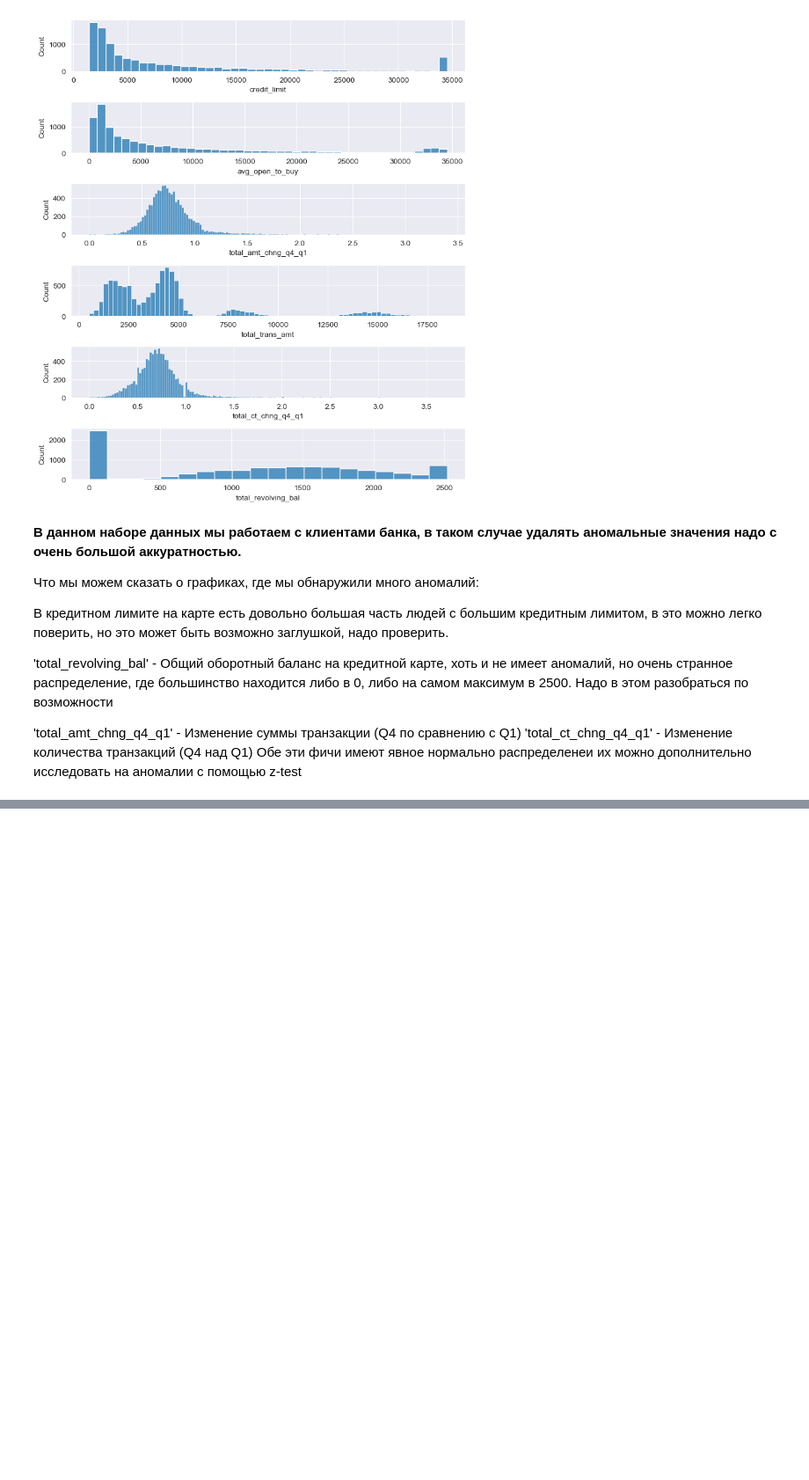
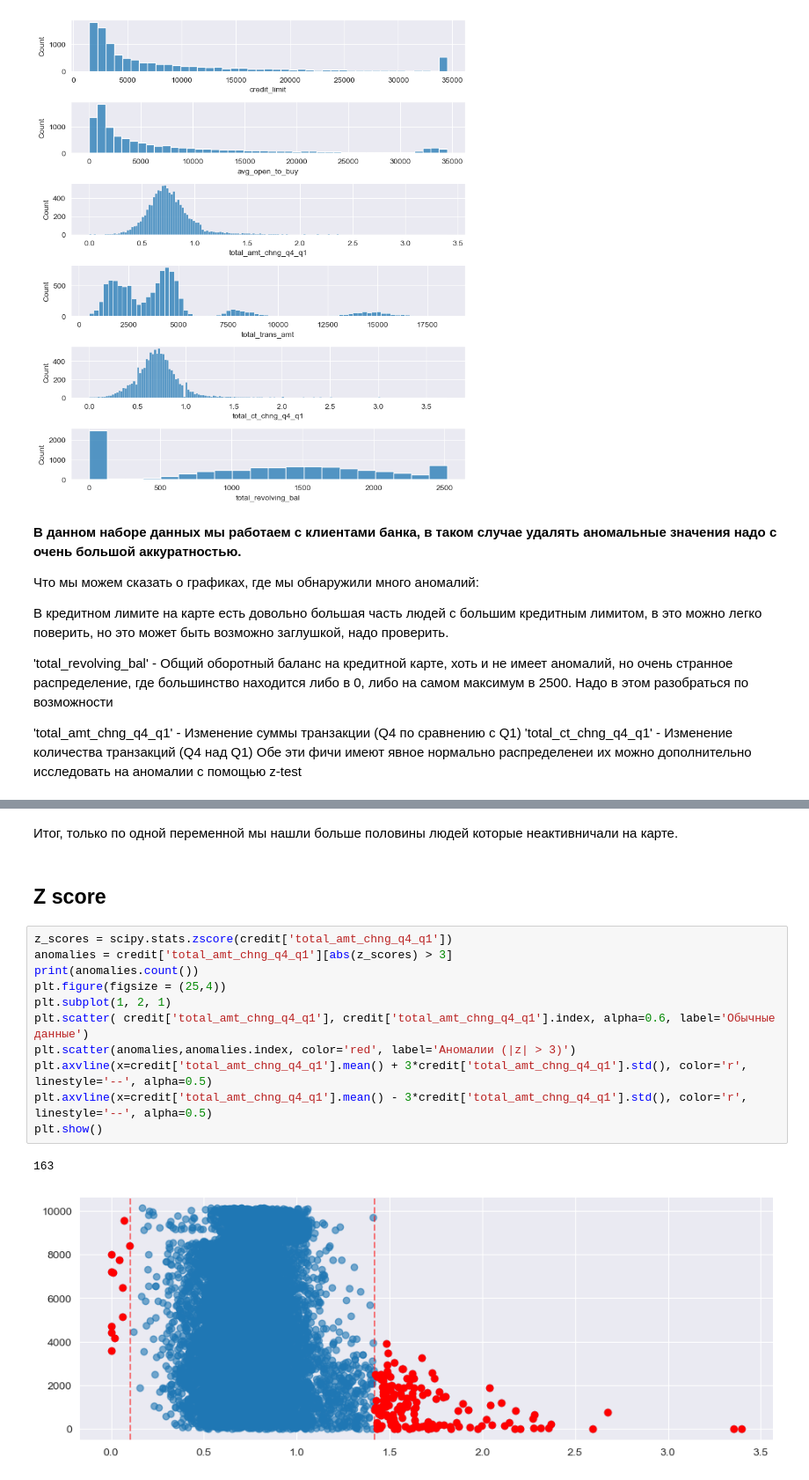
Before and after one commit to DanSikQ/Data_Analyst_Portfolio, a Jupyter notebook: projects/Bank_customers_analysis/new_test.ipynb, the cells around one changed output, grey strips where cells are left out. Shown at 88% size. Drawn from its saved outputs; the diff is of its cells as text; blank space fills up the shorter version.

```diff
--- a/projects/Bank_customers_analysis/new_test.ipynb
+++ b/projects/Bank_customers_analysis/new_test.ipynb
@@ -307,0 +351,18 @@ plt.show()
+# %% [markdown]
+Итог, только по одной переменной мы нашли больше половины людей которые неактивничали на карте.
+# %% [markdown]
+## Z score
+# %%
+z_scores = scipy.stats.zscore(credit['total_amt_chng_q4_q1'])
+anomalies = credit['total_amt_chng_q4_q1'][abs(z_scores) > 3]
+print(anomalies.count())
+plt.figure(figsize = (25,4))
+plt.subplot(1, 2, 1)
+plt.scatter( credit['total_amt_chng_q4_q1'], credit['total_amt_chng_q4_q1'].index, alpha=0.6, label='Обычные данные')
+plt.scatter(anomalies,anomalies.index, color='red', label='Аномалии (|z| > 3)')
+plt.axvline(x=credit['total_amt_chng_q4_q1'].mean() + 3*credit['total_amt_chng_q4_q1'].std(), color='r', linestyle='--', alpha=0.5)
+plt.axvline(x=credit['total_amt_chng_q4_q1'].mean() - 3*credit['total_amt_chng_q4_q1'].std(), color='r', linestyle='--', alpha=0.5)
+plt.show()
+# %% [output]
+163
+[figure, added]
```
Also changed, not shown: parts of 5 cells of this notebook.
